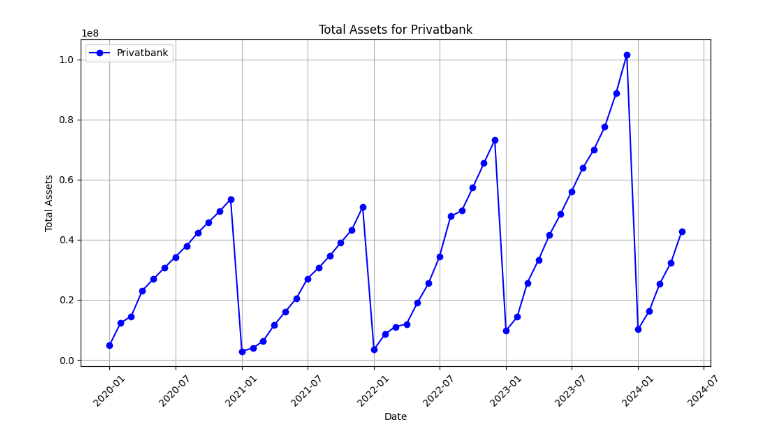
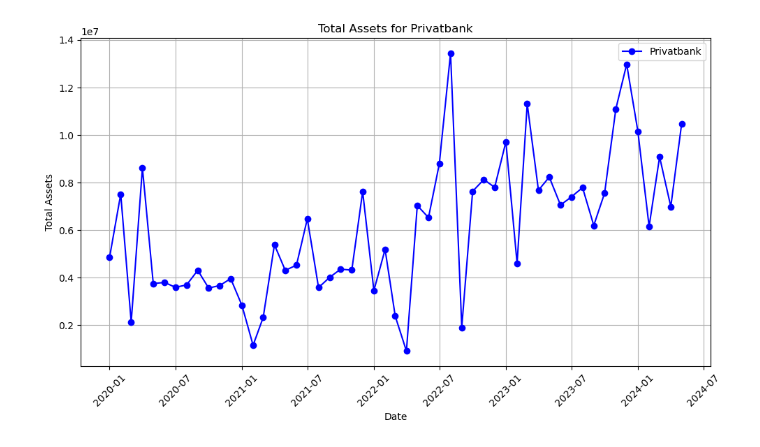
Before and after one commit to pnanstasia/StateOwnedBanksIndustryAnalysys, a Jupyter notebook: banks.ipynb, the cells around one changed output. Drawn from its saved outputs; the diff is of its cells as text; code cells hidden in the pictures.

Commit message:
differencing function

```diff
--- a/banks.ipynb
+++ b/banks.ipynb
@@ -1,27 +1,27 @@
 # %%
 import pandas as pd
 import matplotlib.pyplot as plt
 
 # Load the total_assets.csv file
-df = pd.read_csv('data/total_income.csv', index_col=0)
+df = pd.read_csv('data/total_income_differ.csv', index_col=0)
 
 # Assuming 'privatbank' is the column name for PrivatBank, plot its data
 bank_name = 'privatbank'
 
 # Check if the bank_name exists as a column
 if bank_name in df.columns:
     # Plotting the data for PrivatBank
     plt.figure(figsize=(10, 6))
     plt.plot(pd.to_datetime(df.index), df[bank_name], marker='o', linestyle='-', color='b', label=bank_name.capitalize())
     plt.title(f'Total Assets for {bank_name.capitalize()}')
     plt.xlabel('Date')
     plt.ylabel('Total Assets')
     plt.xticks(rotation=45)
     plt.legend()
     plt.grid(True)
     plt.tight_layout()
     plt.show()
 else:
     print(f"Data for {bank_name.capitalize()} not found in the file.")
 # %% [output]
-[figure, old version]
+[figure, new version]
```
Also changed, not shown: 2 other files.
